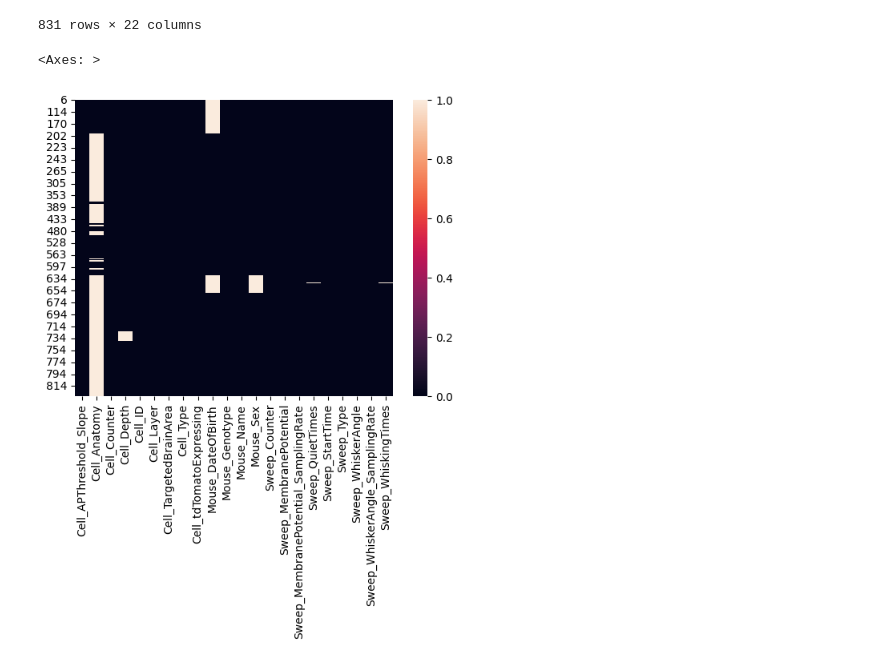
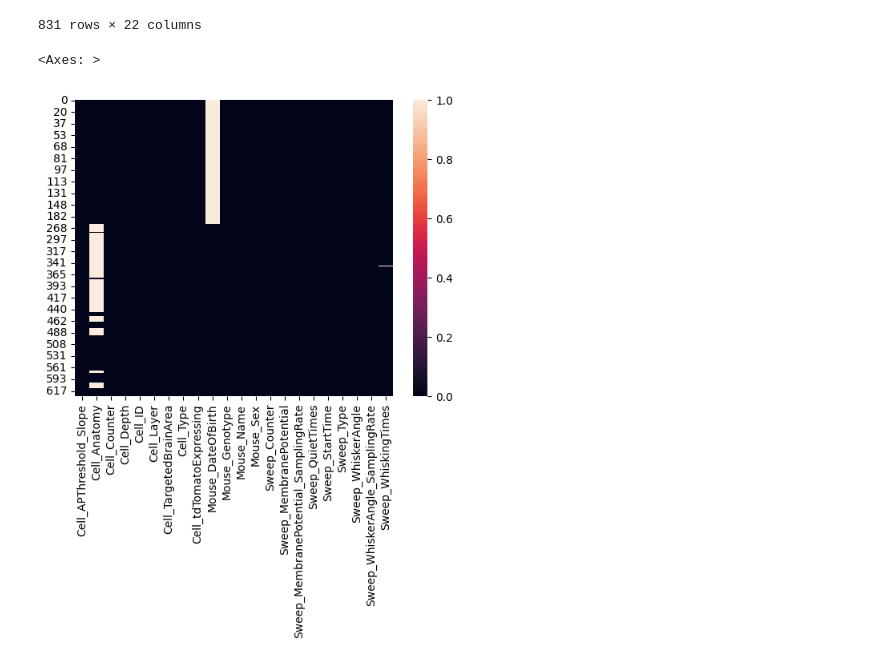
Before and after one commit to mariscoglio/bio482_cell_classifier, a Jupyter notebook: pca.ipynb, the cells around one changed output. Cells and saved outputs as stored; diff of their text form; code cells hidden in the pictures.

```diff
--- a/pca.ipynb
+++ b/pca.ipynb
@@ -59,11 +59,13 @@ data_processed
 831 rows × 22 columns
 # %%
 data_free_whisking = data_processed[data_processed['Sweep_Type']=='free whisking']
+data_active_touch = data_processed[data_processed['Sweep_Type']=='active touch']
 # %%
-sns.heatmap(data_free_whisking.isna())
+#sns.heatmap(data_free_whisking.isna())
+sns.heatmap(data_active_touch.isna())
 # %% [output]
 <Axes: >
-[figure, old version]
+[figure, new version]
 # %%
 time_window = 2    # time window to analyze Vm (s)
 freq_band_lim = [1, 10, 30, 90] # low- and high-frequency band limits (Hz)
```
Also changed, not shown: parts of 12 cells of this notebook, 3 other files.
